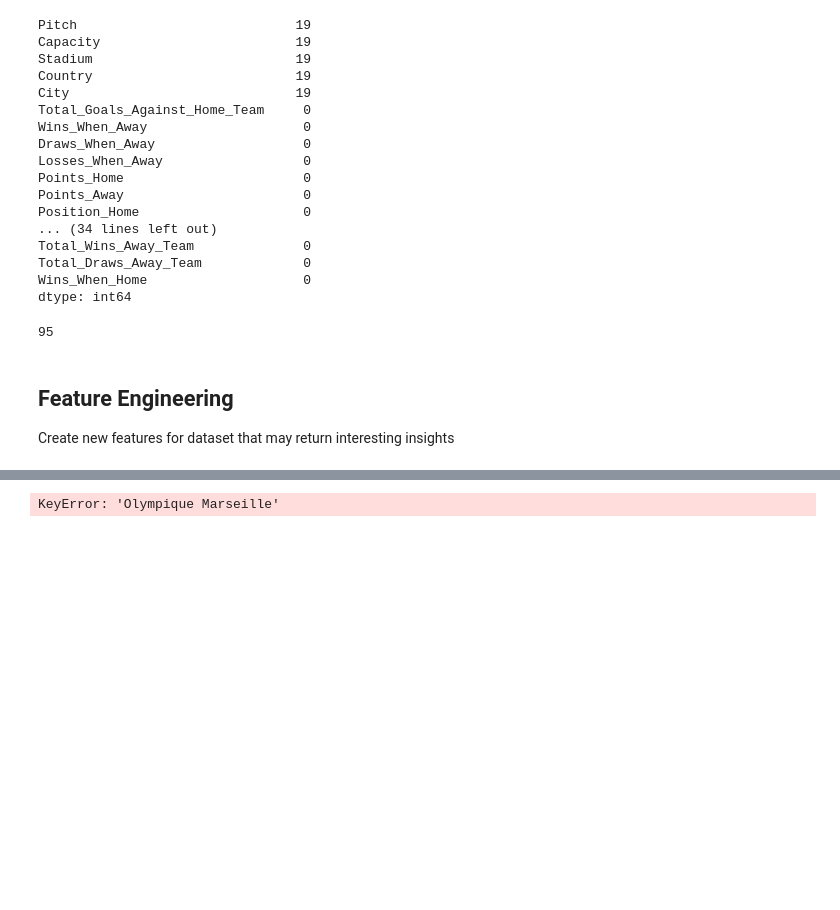
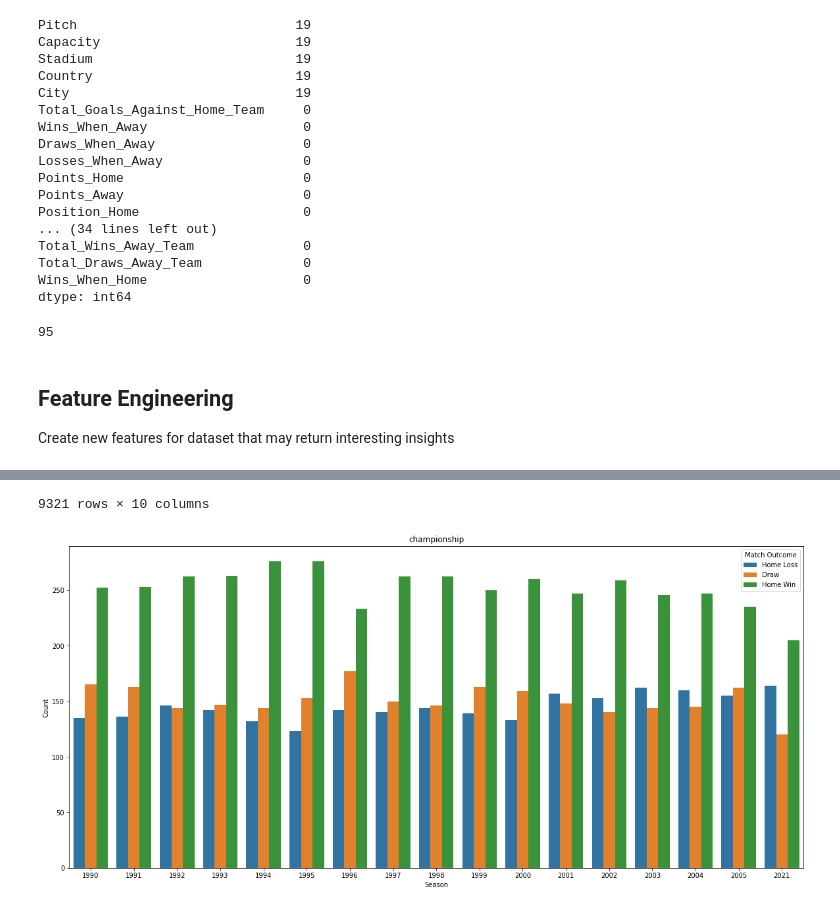
Before and after one commit to armanh3k/Football-Outcome-Predictions, a Jupyter notebook: feature_engineering.ipynb, the cells around one changed output, grey strips where cells are left out. Saved outputs shown, nothing was run; the diff lists cells and outputs as text; code cells hidden in the pictures; blank space fills up the shorter version.

```diff
--- a/feature_engineering.ipynb
+++ b/feature_engineering.ipynb
@@ -776,46 +741,46 @@ elo_table = pd.DataFrame.from_dict(pickle.load(open('datasets/elo_dict.pkl', 'rb
 match_info = pd.read_csv("datasets/Match_Info.csv")
 team_info = pd.read_csv("datasets/Team_Info.csv")
 
+# leagues to go through
+# leagues = ['ligue_1','championship','eerste_divisie','ligue_2','premier_league','eredivisie','primera_division','primeira_liga','segunda_division','segunda_liga','serie_b','bundesliga','serie_a','2_liga']
+leagues = ['championship']
 
-#league = 'premier_league'
-
-full_results_table = pd.DataFrame()
 for league in leagues:
-    for year in range(1990, 2021):
+    full_results_table = pd.DataFrame()
+    for year in range(1990, 2022):
         results_table = pd.read_csv(f"Football-Dataset/{league}/Results_{year}_{league}.csv")
         # Pipeline to add in additional features created locally
-        results_table = number_of_teams(results_table)
-        results_table = total_rounds(results_table)
-        results_table = home_away_goals(results_table)
+        # results_table = number_of_teams(results_table)
+        # results_table = total_rounds(results_table)
+        # results_table = home_away_goals(results_table)
         results_table = win_loss_draw(results_table)
-        results_table = add_elo(results_table, elo_table)
-        results_table = total_streaks(results_table)
-        results_table = total_result(results_table)
-        results_table = points_position(results_table)
-        results_table = total_goals(results_table)
+        # results_table = add_elo(results_table, elo_table)
+        # results_table = total_streaks(results_table)
+        # results_table = total_result(results_table)
+        # results_table = points_position(results_table)
+        # results_table = total_goals(results_table)
+
+        full_results_table = pd.concat([full_results_table, results_table])
+
+    # full_results_table = add_match_info(full_results_table, match_info) # (ISSUES)
+    # full_results_table = add_team_info(full_results_table, team_info)
 
 
 
-    full_results_table = pd.concat([full_results_table, results_table])
+    # Plot of match outcomes per season for each league
+    plt.figure(figsize=(20,9))
+    plt.title(f"{league}")
+
+    league_plot = sns.countplot(x='Season', data=full_results_table, hue='Label')
+
+    league_plot.set(xlabel='Season', ylabel='Count')
+    plt.legend(title='Match Outcome', labels=['Home Loss', 'Draw', 'Home Win'])
+
+    from IPython.display import Image
+
+    fig = league_plot.get_figure()
+    fig.savefig(f"pictures/{league}.png")
 
 
-# full_results_table = add_match_info(full_results_table, match_info) # (ISSUES)
-# full_results_table = add_team_info(full_results_table, team_info)
-
-
-
-
-# MAKE PLOT OF SEASON AGAINST STUFF OK
-plt.figure(figsize=(20,9))
-plt.title(f"{league}")
-
-league_plot = sns.countplot(x='Season', data=full_results_table, hue='Label')
-
-league_plot.set(xlabel='Season', ylabel='Count')
-plt.legend(title='Match Outcome', labels=['Home Loss', 'Draw', 'Home Win'])
-
-from IPython.display import Image
-
-fig = league_plot.get_figure()
-fig.savefig(f"pictures/{league}.png")
+full_results_table
 # %% [output]
@@ -822,4 +799,5 @@ fig.savefig(f"pictures/{league}.png")
-KeyError: 'Olympique Marseille'
+9321 rows × 10 columns
+[figure, added]
 # %%
 # Export data to csv
 
```
Also changed, not shown: parts of 5 cells of this notebook, 3 other files.
